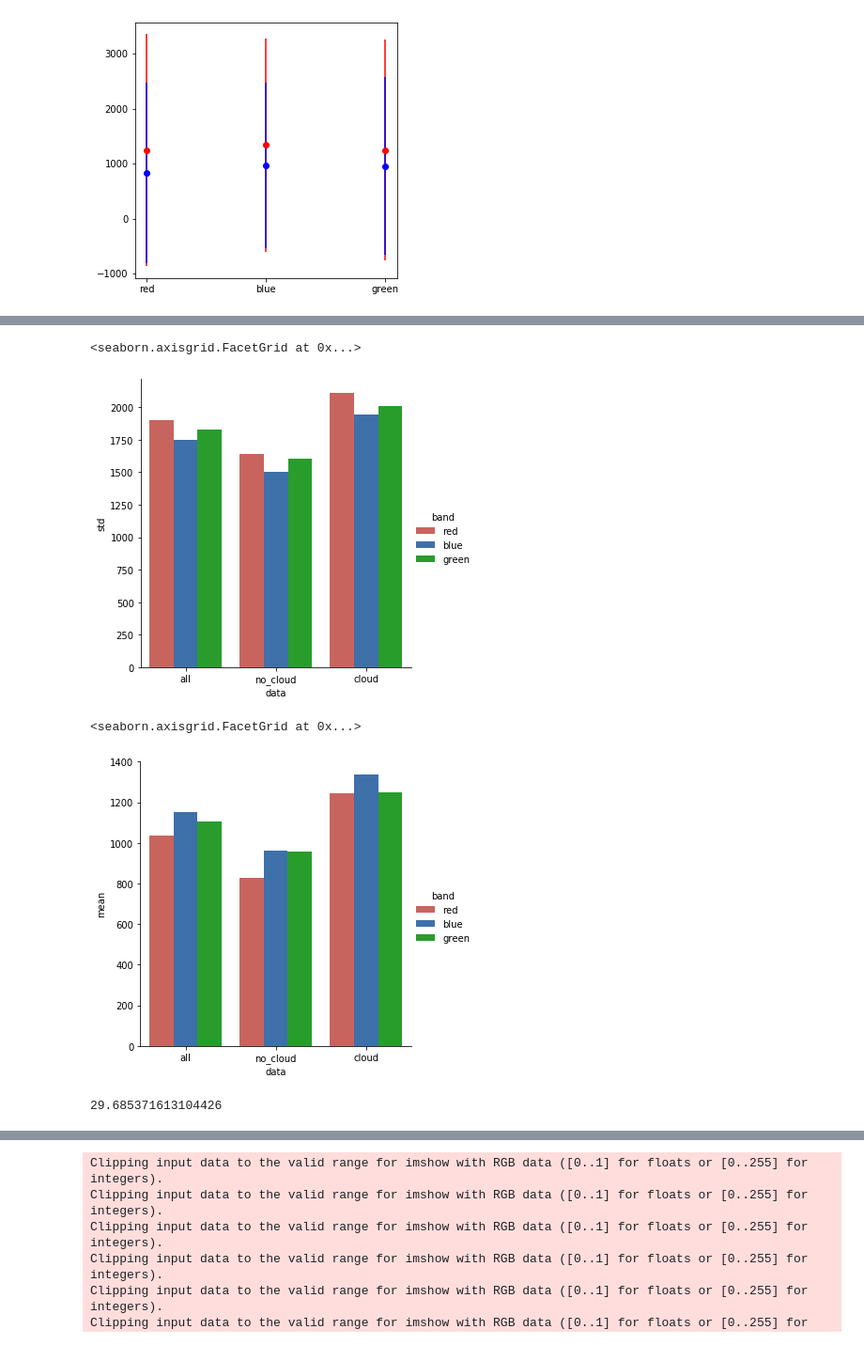
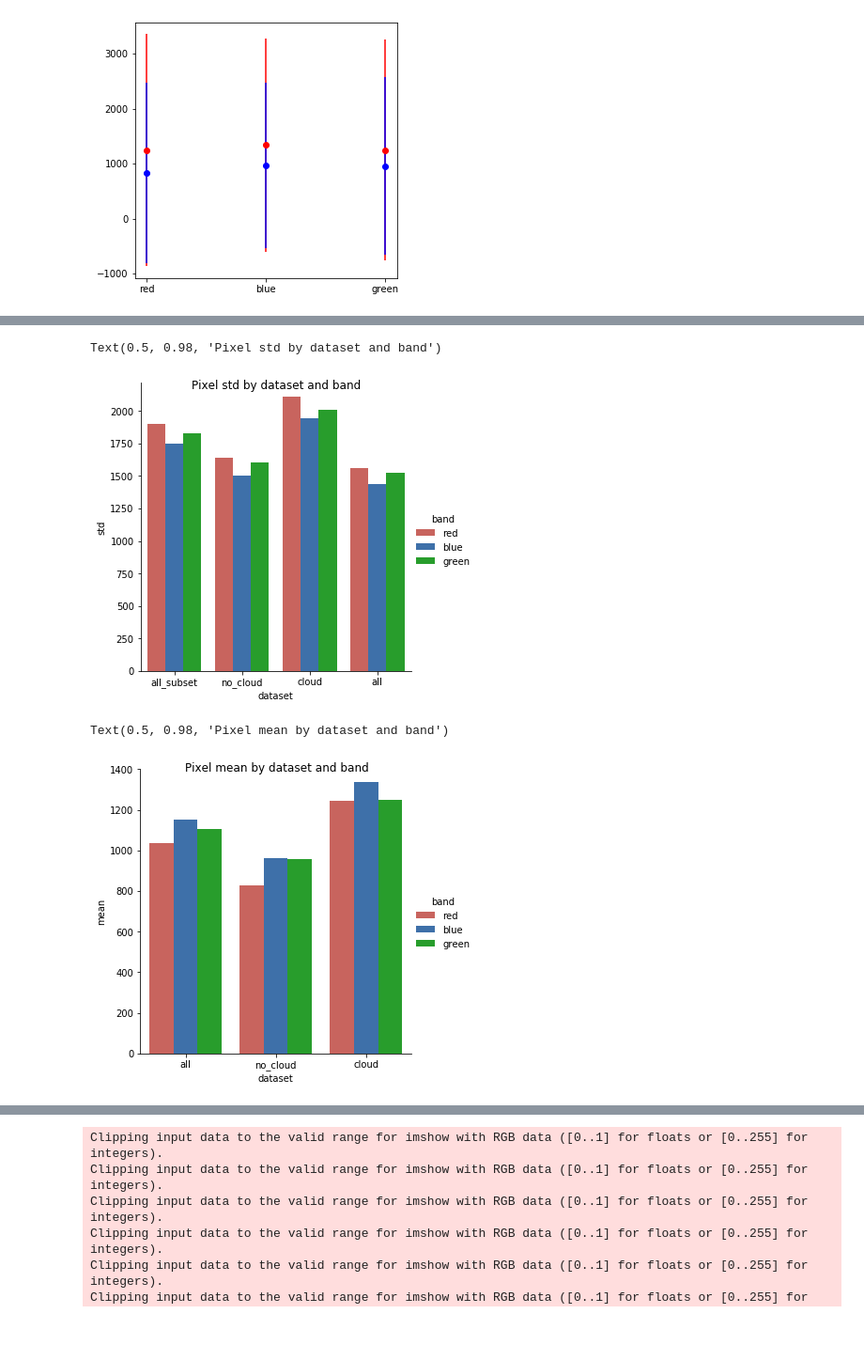
Before and after one commit to skeller88/big_earth_springboard_project, a Jupyter notebook: data_science/data_exploration.ipynb, the cells around one changed output, grey strips where cells are left out. Shown: that part at 94% size. Cells and saved outputs as stored; diff of their text form; code cells hidden in the pictures.

```diff
--- a/data_science/data_exploration.ipynb
+++ b/data_science/data_exploration.ipynb
@@ -96,12 +106,23 @@ True
 # %%
-if os.path.exists(root + '/cloud_and_shadow_stats.csv'):
-    all_stats = pd.read_csv(root + '/cloud_and_shadow_stats.csv')
-else:
+# if os.path.exists(root + '/cloud_and_shadow_stats.csv'):
+#     all_stats = pd.read_csv(root + '/cloud_and_shadow_stats.csv')
+# else:
+if True:
     stat_list = []
-    npy_files = [npy_image_dir + "/" + file + ".npy" for file in train['image_prefix'].values]
+    all_dataset = pd.DataFrame({'mean': [783.130904, 923.677824,  912.063215],
+          'std': [1562.511727, 1436.245623, 1527.788724],
+          'min': [0, 0, 0],
+          'max': [20566, 18989, 17881]}, index=['red', 'blue', 'green'])
+
+    all_dataset['dataset'] = 'all'
+    stat_list.append(all_dataset)
+
+    all_cloud =  df[df['has_cloud_and_shadow'] == 1]
+    print('len(all_cloud)', len(all_cloud))
+    npy_files = [npy_image_dir + "/" + file + ".npy" for file in all_cloud['image_prefix'].values]
     start = time.time()
     stats = stats_for_numpy_images(npy_files,  use_test_data=False)
-    stats['data'] = 'all'
+    stats['dataset'] = 'all_cloud'
     stat_list.append(stats)
 
     # get stats per class
@@ -110,8 +131,9 @@ else:
     for name, data in [('no_cloud', no_cloud), ('cloud', cloud)]:
         npy_files = [npy_image_dir + "/" + file + ".npy" for file in data['image_prefix'].values]
         stats = stats_for_numpy_images(npy_files,  use_test_data=False)
-        stats['data'] = name
+        stats['dataset'] = name
         stat_list.append(stats)
+
 
     all_stats = pd.concat(stat_list)
     all_stats['band'] = all_stats.index
@@ -122,0 +149,5 @@ else:
+# %%
+all_stats['mean'] = all_stats['mean'].astype(int)
+all_stats['std'] = all_stats['std'].astype(int)
+
+all_stats
@@ -198,0 +236,5 @@ plt.legend(bbox_to_anchor=(1.05, 1), loc=2, borderaxespad=0.)
+# %%
+all_stats = all_stats.rename({'data': 'dataset'}, axis=1)
+all_stats.append([
+    {'dataset': 'all_large' 'mean'}
+])
@@ -199,23 +252,26 @@ plt.legend(bbox_to_anchor=(1.05, 1), loc=2, borderaxespad=0.)
 # %%
 red = sns.xkcd_rgb["pale red"]
 blue = sns.xkcd_rgb["medium blue"]
 green = sns.xkcd_rgb["green"]
 
-sns.catplot(x="data", y="std", hue="band", kind="bar", data=all_stats,
+cplt = sns.catplot(x="dataset", y="std", hue="band", kind="bar", data=all_stats,
             palette={'red': red, 'blue': blue, 'green': green}).set_titles('std')
+cplt.fig.suptitle('Pixel std by dataset and band')
 # %% [output]
-<seaborn.axisgrid.FacetGrid at 0x...>
+Text(0.5, 0.98, 'Pixel std by dataset and band')
-[figure, old version]
+[figure, new version]
 # %%
 red = sns.xkcd_rgb["pale red"]
 blue = sns.xkcd_rgb["medium blue"]
 green = sns.xkcd_rgb["green"]
 
-sns.catplot(x="data", y="mean", hue="band", kind="bar", data=all_stats,
+cplt = sns.catplot(x="dataset", y="mean", hue="band", kind="bar", data=all_stats,
             palette={'red': red, 'blue': blue, 'green': green}).set_titles('mean')
+
+cplt.fig.suptitle('Pixel mean by dataset and band')
 # %% [output]
-<seaborn.axisgrid.FacetGrid at 0x...>
+Text(0.5, 0.98, 'Pixel mean by dataset and band')
-[figure, old version]
+[figure, new version]
 # %%
 sns.catplot(x="data", y="min", hue="band", kind="bar", data=all_stats,
             palette={'red': 'red', 'blue': 'blue', 'green': 'green'}).set_titles('min')
@@ -309,12 +365,6 @@ def calibrate_image(rgb_image, stds, means):
 # %%
 stds = all_stats[all_stats['data'] == 'all']['std'].values
 means = all_stats[all_stats['data'] == 'all']['mean'].values
-# %%
-import cv2
-
-cv2.normalize(arr, None, norm_type=cv2.NORM_MINMAX, alpha=0, beta=255).
-# %% [output]
-29.685371613104426
 # %%
 dim = 3
 fig, axs = plt.subplots(dim, dim, **{'figsize': (15,  15)})
```
Also changed, not shown: parts of 9 cells of this notebook, 9 other files.
